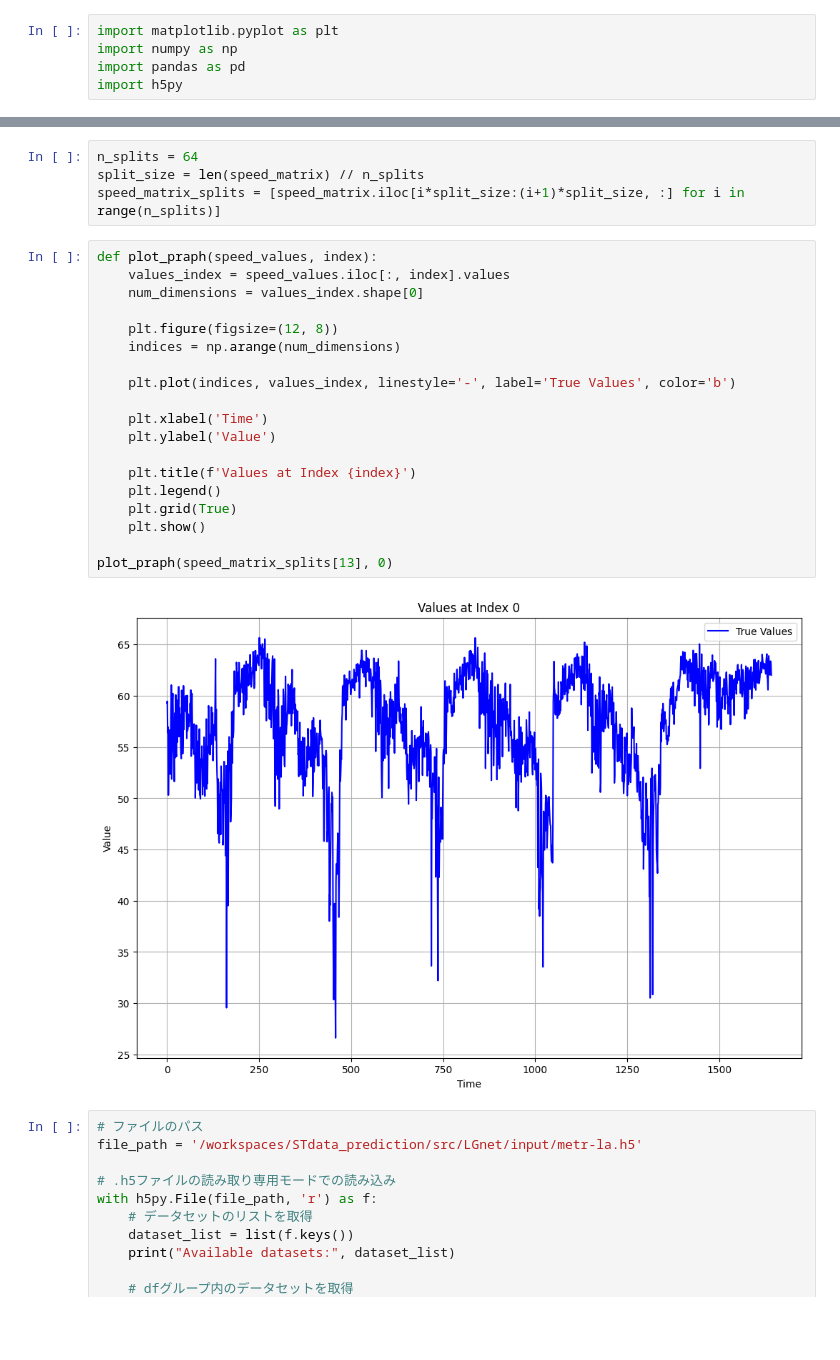
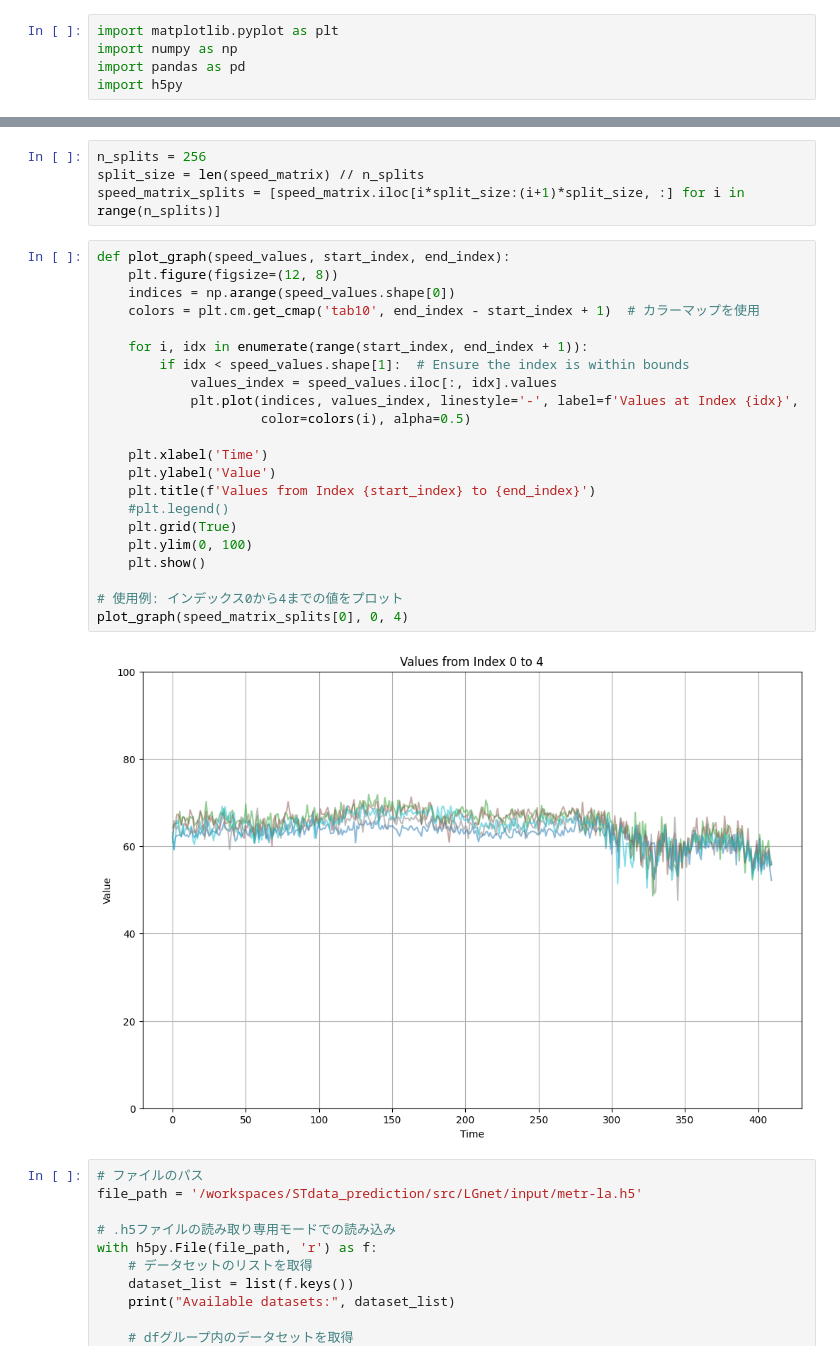
Before and after one commit to Shintaro0105/STdata_prediction, a Jupyter notebook: src/LGnet/vis_data.ipynb, the cells around one changed output, grey strips where cells are left out. Saved outputs shown, nothing was run; the diff lists cells and outputs as text; blank space fills up the shorter version.

```diff
--- a/src/LGnet/vis_data.ipynb
+++ b/src/LGnet/vis_data.ipynb
@@ -28,28 +25,31 @@ speed_matrix_s
 # %%
-n_splits = 64
+n_splits = 256
 split_size = len(speed_matrix) // n_splits
 speed_matrix_splits = [speed_matrix.iloc[i*split_size:(i+1)*split_size, :] for i in range(n_splits)]
 # %%
-def plot_praph(speed_values, index):
-    values_index = speed_values.iloc[:, index].values
-    num_dimensions = values_index.shape[0]
+def plot_graph(speed_values, start_index, end_index):
+    plt.figure(figsize=(12, 8))
+    indices = np.arange(speed_values.shape[0])
+    colors = plt.cm.get_cmap('tab10', end_index - start_index + 1)  # カラーマップを使用
 
-    plt.figure(figsize=(12, 8))
-    indices = np.arange(num_dimensions)
-
-    plt.plot(indices, values_index, linestyle='-', label='True Values', color='b')
+    for i, idx in enumerate(range(start_index, end_index + 1)):
+        if idx < speed_values.shape[1]:  # Ensure the index is within bounds
+            values_index = speed_values.iloc[:, idx].values
+            plt.plot(indices, values_index, linestyle='-', label=f'Values at Index {idx}',
+                     color=colors(i), alpha=0.5)
 
     plt.xlabel('Time')
     plt.ylabel('Value')
-
-    plt.title(f'Values at Index {index}')
-    plt.legend()
+    plt.title(f'Values from Index {start_index} to {end_index}')
+    #plt.legend()
     plt.grid(True)
+    plt.ylim(0, 100)
     plt.show()
 
-plot_praph(speed_matrix_splits[13], 0)
+# 使用例: インデックス0から4までの値をプロット
+plot_graph(speed_matrix_splits[0], 0, 4)
 # %% [output]
-[figure, old version]
+[figure, new version]
 # %%
 # ファイルのパス
 file_path = '/workspaces/STdata_prediction/src/LGnet/input/metr-la.h5'
```
Also changed, not shown: parts of 8 cells of this notebook, 9 other files.
